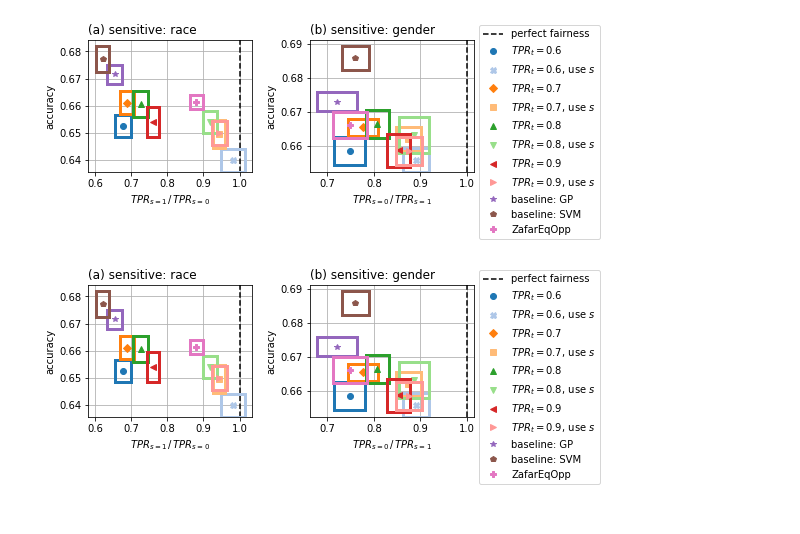
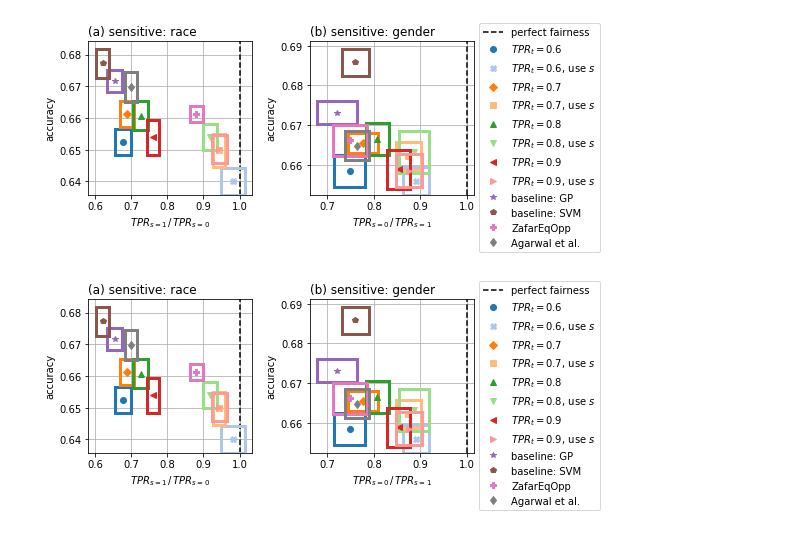
Before and after one commit to predictive-analytics-lab/fairness-comparison, a Jupyter notebook: analysis/ECML_eqopp.ipynb, the cells around one changed output. Saved outputs shown, nothing was run; the diff lists cells and outputs as text; code cells hidden in the pictures.

Commit message:
Update ECML figures with another result

```diff
--- a/analysis/ECML_eqopp.ipynb
+++ b/analysis/ECML_eqopp.ipynb
@@ -105,26 +105,40 @@ def acc_vs_tprr(plot, legend, sens, swap_ratio, *data):
     legends = []
     startindex = 0
 
-    plot.axvline(x=1.0, linestyle='--', color='k', label=None if legend is None else "perfect fairness")
+    plot.axvline(x=1.0, linestyle='--', color='k', label="perfect fairness")
     for data_structure in data:
         legends += [ph.errorbox(plot, data_structure, xaxis, yaxis, legend=legend, firstcolor=startindex // 2, firstshape=startindex)]
         startindex += len(data_structure.entries)
     if legend is not None:
         return legends
+# %%
+def manual_entry(plot, label, ratio_mean, ratio_std, acc_mean, acc_std, color, marker, order):
+    plot.bar(ratio_mean, acc_std, bottom=acc_mean - 0.5 * acc_std, width=ratio_std,
+             align='center', color='none', edgecolor=color, linewidth=3, zorder=3 + 2 * order)
+    plot.plot(ratio_mean, acc_mean, marker, c=color, label=label, zorder=4 + 2 * order,
+              markersize=6)
 # %%
-fig, plots = plt.subplots(ncols=2, figsize=(8, 2.2))
+fig, plots = plt.subplots(ncols=2, figsize=(8, 2.5))
 acc_vs_tprr(plots[0], None, 'race', True, fairgp[0], baselines[0])
 plots[0].set_title("(a) sensitive: race", loc='left')
-legends = acc_vs_tprr(plots[1], ('outside', 1.15), 'sex', False, fairgp[1], baselines[1])
+# manually add Agarwal to the plot
+manual_entry(plots[0], label="Agarwal et al.", ratio_mean=0.699, ratio_std=0.034, acc_mean=0.6699,
+             acc_std=0.0095, color="#7f7f7f", marker='d', order=11)
+
+acc_vs_tprr(plots[1], None, 'sex', False, fairgp[1], baselines[1])
 plots[1].set_title("(b) sensitive: gender", loc='left')
+# manually add Agarwal to the plot
+manual_entry(plots[1], label="Agarwal et al.", ratio_mean=0.764, ratio_std=0.053, acc_mean=0.6648,
+             acc_std=0.0072, color="#7f7f7f", marker='d', order=11)
 #plot.set_ylim(0.785, 0.865)
 #plot.set_xlim(0.2, 1.5)
+legends = [plots[1].legend(bbox_to_anchor=(1, 1.15), loc=2)]
 
 fig.tight_layout()
 fig.subplots_adjust(bottom=0)
-fig.savefig("/Users/tk324/dev/latex/Tunable_Fairness_ICML/ECML/figures/propublica_opp_box.pdf",
+fig.savefig("/Users/tk324/dev/latex/Tunable_Fairness_ICML/ECML/figures/propublica_opp_box_with_agarwal.pdf",
             dpi=200, bbox_extra_artists=legends, bbox_inches='tight', pad_inches=0)
 fig
 # %% [output]
-[figure, old version]
+[figure, new version]
-[figure, old version]
+[figure, new version]
```
